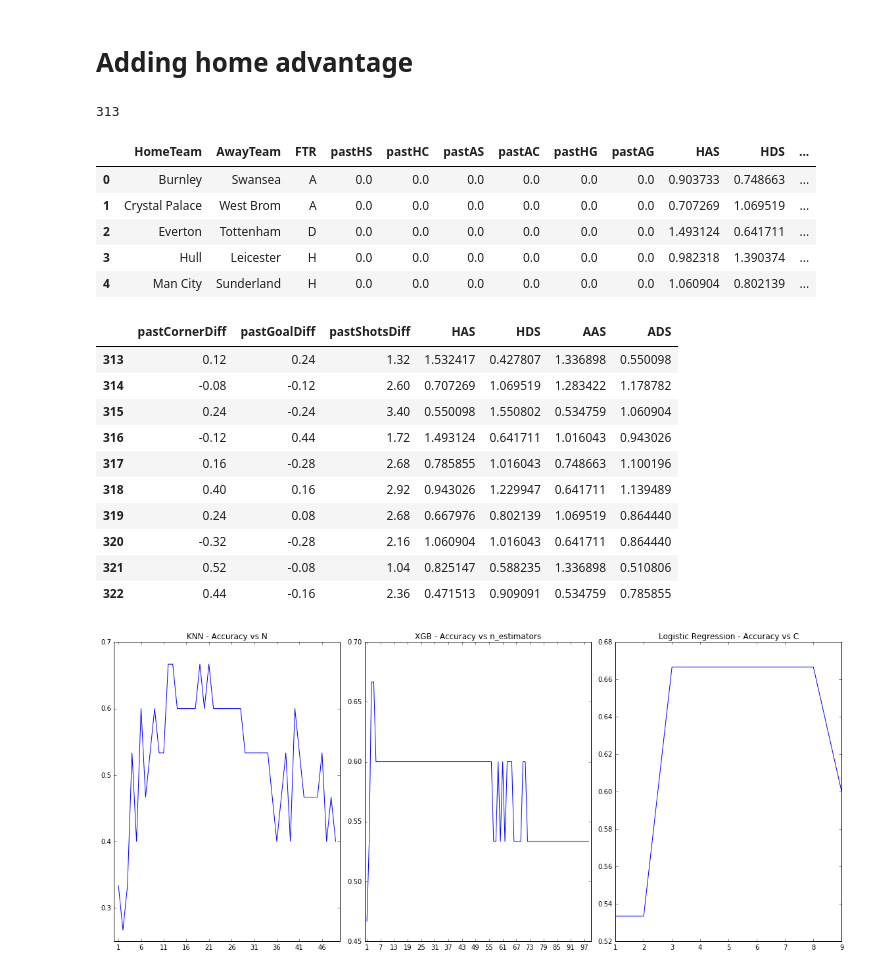
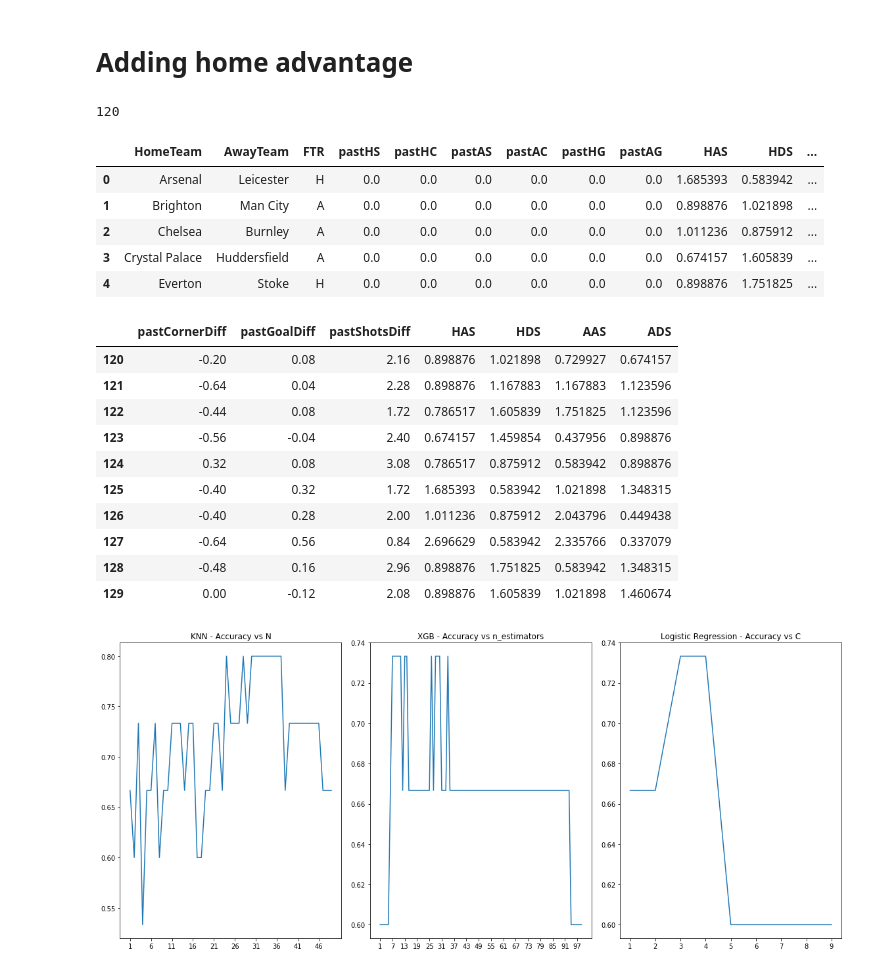
Before and after one commit to rsibi/epl-prediction-2017, a Jupyter notebook: EPL_Prediction.ipynb, the cells around one changed output. Cells and saved outputs as stored; diff of their text form; code cells hidden in the pictures.

```diff
--- a/EPL_Prediction.ipynb
+++ b/EPL_Prediction.ipynb
@@ -17,5 +18,5 @@ testfile.retrieve("http://www.football-data.co.uk/mmz4281/1617/E0.csv", "./Data/
 # %%
-df = pd.read_csv("./Data/England/E0_16.csv")
+df = pd.read_csv("./Data/England/E0_17.csv")
 # %%
 df.columns
 # %% [output]
@@ -277,16 +306,16 @@ feat_table = res_16.sort_index(ascending=False)
 feat_table = feat_table[['HomeTeam','AwayTeam','FTR','FTHG','FTAG','HS','AS','HC','AC']]
 # %%
 # Adding next week fixtures
-new_fixtures = pd.DataFrame( [['Middlesbrough','Arsenal','D',0,0,0,0,0,0],
-                             ['Man United','Chelsea','D',0,0,0,0,0,0],
-                             ['West Brom','Liverpool','D',0,0,0,0,0,0],
-                             ['Southampton','Man City','D',0,0,0,0,0,0],
-                             ['Watford','Swansea','D',0,0,0,0,0,0],
-                             ['Stoke','Hull','D',0,0,0,0,0,0],
-                             ['Everton','Burnley','D',0,0,0,0,0,0],
-                             ['Sunderland','West Ham','D',0,0,0,0,0,0],
-                             ['Crystal Palace','Leicester','D',0,0,0,0,0,0],
-                             ['Tottenham','Bournemouth','D',0,0,0,0,0,0]],columns=feat_table.columns)
+new_fixtures = pd.DataFrame( [['Stoke','Liverpool','D',0,0,0,0,0,0],
+                             ['Everton','West Ham','D',0,0,0,0,0,0],
+                             ['Man City','Southampton','D',0,0,0,0,0,0],
+                             ['Chelsea','Swansea','D',0,0,0,0,0,0],
+                             ['Arsenal','Huddersfield','D',0,0,0,0,0,0],
+                             ['Bournemouth','Burnley','D',0,0,0,0,0,0],
+                             ['West Brom','Newcastle','D',0,0,0,0,0,0],
+                             ['Watford','Man United','D',0,0,0,0,0,0],
+                             ['Leicester','Tottenham','D',0,0,0,0,0,0],
+                             ['Brighton','Crystal Palace','D',0,0,0,0,0,0]],columns=feat_table.columns)
 # %%
 new_feat_table = new_fixtures.append(feat_table,ignore_index=True)
 new_feat_table = new_feat_table.sort_index(ascending=False)
@@ -387,20 +416,20 @@ test_table["pastShotsDiff"] = (test_table["pastHS"] - test_table["pastAG"])/k
 For example, if 240 games have been played, test_table has 250 fixtures - the last 10 being the ones that haven't
 been played. So, we set aside 20 fixtures from the training set containing 240 fixtures for validation.'''
 num_games = feat_table.shape[0]-10
-print num_games
+print(num_games)
 v_split = 15
 n_games = num_games - v_split
 # %% [output]
-313
+120
 # %%
 test_table.head()
 # %% [output]
 |  | HomeTeam | AwayTeam | FTR | pastHS | pastHC | pastAS | pastAC | pastHG | pastAG | HAS | HDS | ... |
-| 0 | Burnley | Swansea | A | 0.0 | 0.0 | 0.0 | 0.0 | 0.0 | 0.0 | 0.903733 | 0.748663 | ... |
-| 1 | Crystal Palace | West Brom | A | 0.0 | 0.0 | 0.0 | 0.0 | 0.0 | 0.0 | 0.707269 | 1.069519 | ... |
-| 2 | Everton | Tottenham | D | 0.0 | 0.0 | 0.0 | 0.0 | 0.0 | 0.0 | 1.493124 | 0.641711 | ... |
-| 3 | Hull | Leicester | H | 0.0 | 0.0 | 0.0 | 0.0 | 0.0 | 0.0 | 0.982318 | 1.390374 | ... |
-| 4 | Man City | Sunderland | H | 0.0 | 0.0 | 0.0 | 0.0 | 0.0 | 0.0 | 1.060904 | 0.802139 | ... |
+| 0 | Arsenal | Leicester | H | 0.0 | 0.0 | 0.0 | 0.0 | 0.0 | 0.0 | 1.685393 | 0.583942 | ... |
+| 1 | Brighton | Man City | A | 0.0 | 0.0 | 0.0 | 0.0 | 0.0 | 0.0 | 0.898876 | 1.021898 | ... |
+| 2 | Chelsea | Burnley | A | 0.0 | 0.0 | 0.0 | 0.0 | 0.0 | 0.0 | 1.011236 | 0.875912 | ... |
+| 3 | Crystal Palace | Huddersfield | A | 0.0 | 0.0 | 0.0 | 0.0 | 0.0 | 0.0 | 0.674157 | 1.605839 | ... |
+| 4 | Everton | Stoke | H | 0.0 | 0.0 | 0.0 | 0.0 | 0.0 | 0.0 | 0.898876 | 1.751825 | ... |
 # %%
 test_table.drop(['pastHC','pastAS','pastAC','pastHG','pastAG'],axis=1)
 X_train = test_table[['pastCornerDiff','pastGoalDiff','pastShotsDiff','HAS','HDS','AAS','ADS']].loc[0:n_games]
@@ -412,16 +441,16 @@ X_predict = test_table[['pastCornerDiff','pastGoalDiff','pastShotsDiff','HAS','H
 X_predict
 # %% [output]
 |  | pastCornerDiff | pastGoalDiff | pastShotsDiff | HAS | HDS | AAS | ADS |
-| 313 | 0.12 | 0.24 | 1.32 | 1.532417 | 0.427807 | 1.336898 | 0.550098 |
-| 314 | -0.08 | -0.12 | 2.60 | 0.707269 | 1.069519 | 1.283422 | 1.178782 |
-| 315 | 0.24 | -0.24 | 3.40 | 0.550098 | 1.550802 | 0.534759 | 1.060904 |
-| 316 | -0.12 | 0.44 | 1.72 | 1.493124 | 0.641711 | 1.016043 | 0.943026 |
-| 317 | 0.16 | -0.28 | 2.68 | 0.785855 | 1.016043 | 0.748663 | 1.100196 |
-| 318 | 0.40 | 0.16 | 2.92 | 0.943026 | 1.229947 | 0.641711 | 1.139489 |
-| 319 | 0.24 | 0.08 | 2.68 | 0.667976 | 0.802139 | 1.069519 | 0.864440 |
-| 320 | -0.32 | -0.28 | 2.16 | 1.060904 | 1.016043 | 0.641711 | 0.864440 |
-| 321 | 0.52 | -0.08 | 1.04 | 0.825147 | 0.588235 | 1.336898 | 0.510806 |
-| 322 | 0.44 | -0.16 | 2.36 | 0.471513 | 0.909091 | 0.534759 | 0.785855 |
+| 120 | -0.20 | 0.08 | 2.16 | 0.898876 | 1.021898 | 0.729927 | 0.674157 |
+| 121 | -0.64 | 0.04 | 2.28 | 0.898876 | 1.167883 | 1.167883 | 1.123596 |
+| 122 | -0.44 | 0.08 | 1.72 | 0.786517 | 1.605839 | 1.751825 | 1.123596 |
+| 123 | -0.56 | -0.04 | 2.40 | 0.674157 | 1.459854 | 0.437956 | 0.898876 |
+| 124 | 0.32 | 0.08 | 3.08 | 0.786517 | 0.875912 | 0.583942 | 0.898876 |
+| 125 | -0.40 | 0.32 | 1.72 | 1.685393 | 0.583942 | 1.021898 | 1.348315 |
+| 126 | -0.40 | 0.28 | 2.00 | 1.011236 | 0.875912 | 2.043796 | 0.449438 |
+| 127 | -0.64 | 0.56 | 0.84 | 2.696629 | 0.583942 | 2.335766 | 0.337079 |
+| 128 | -0.48 | 0.16 | 2.96 | 0.898876 | 1.751825 | 0.583942 | 1.348315 |
+| 129 | 0.00 | -0.12 | 2.08 | 0.898876 | 1.605839 | 1.021898 | 1.460674 |
 # %%
 # clf1.fit(X_train,y_train)
 # #clf2.fit(X_train,y_train)
@@ -432,7 +461,7 @@ X_predict
 # %%
 #KNN
 plot_scores_knn = []
-for b in xrange(1,50):
+for b in range(1,50):
     clf_knn = KNeighborsClassifier(n_neighbors=b)
     clf_knn.fit(X_train,y_train)
     scores = accuracy_score(y_test,clf_knn.predict(X_test))
@@ -440,7 +469,7 @@ for b in xrange(1,50):
 
 #XGBClassifier
 plot_scores_XGB = []
-for i in xrange(1,100):
+for i in range(1,100):
     clf_XGB = XGBClassifier(n_estimators=i,max_depth=100)
     clf_XGB.fit(X_train, y_train)
     scores = accuracy_score(y_test,clf_XGB.predict(X_test))
@@ -457,25 +486,25 @@ for c in cs:
 # %%
 fig = plt.figure(figsize = (16,7))
 # plt.style.use('ggplot')
 
 ax1 = fig.add_subplot(1,3,1)
-ax1.plot(xrange(1,50),plot_scores_knn);
+ax1.plot(range(1,50),plot_scores_knn);
 ax1.set_title("KNN - Accuracy vs N")
-ax1.set_xticks(xrange(1,50,5));
+ax1.set_xticks(range(1,50,5));
 
 ax2 = fig.add_subplot(1,3,2)
-ax2.plot(xrange(1,100),plot_scores_XGB);
-ax2.set_xticks(xrange(1,100,6));
+ax2.plot(range(1,100),plot_scores_XGB);
+ax2.set_xticks(range(1,100,6));
 ax2.set_title("XGB - Accuracy vs n_estimators")
 
 ax3 = fig.add_subplot(1,3,3)
-ax3.plot(xrange(1,10),plot_scores_logreg);
-ax3.set_xticks(xrange(1,10));
+ax3.plot(range(1,10),plot_scores_logreg);
+ax3.set_xticks(range(1,10));
 ax3.set_title("Logistic Regression - Accuracy vs C")
 
 fig.tight_layout()
 # %% [output]
-[figure, old version]
+[figure, new version]
 # %%
 max_knn_n = max(plot_scores_knn)
 max_knn_ind = plot_scores_knn.index(max_knn_n)
```
Also changed, not shown: parts of 24 cells of this notebook, 1 other file.
